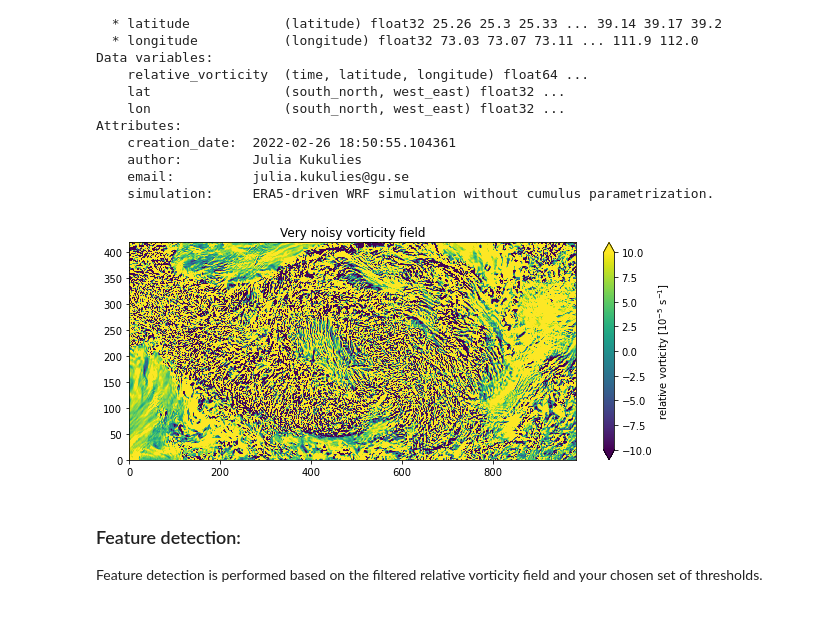
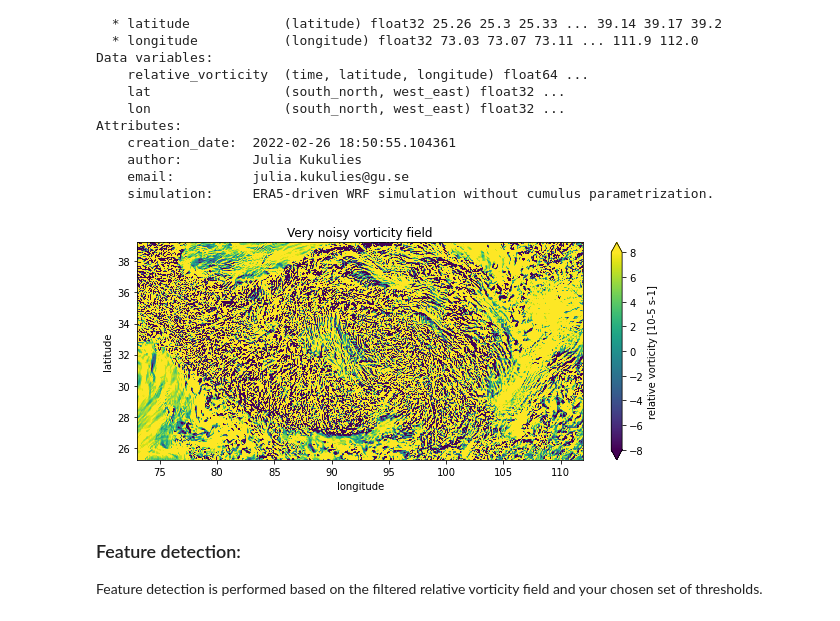
Before and after one commit to tobac-project/tobac-tutorials, a Jupyter notebook: tutorials/Example_vorticity_tracking_model/Example_vorticity_tracking_model.ipynb, the cells around one changed output. Drawn from its saved outputs; the diff is of its cells as text; code cells hidden in the pictures.

```diff
--- a/tutorials/Example_vorticity_tracking_model/Example_vorticity_tracking_model.ipynb
+++ b/tutorials/Example_vorticity_tracking_model/Example_vorticity_tracking_model.ipynb
@@ -80,12 +79,11 @@ Attributes:
 # %%
 # checkout unfiltered relative vorticity field
 plt.figure(figsize= (10,4))
-plt.pcolormesh(relative_vorticity.sel(Time=ds.Time.values[10]), vmin = -10, vmax = 10)
-plt.colorbar(label = 'relative vorticity [10$^{-5}$ s$^{-1}$]', extend = 'both')
+m=relative_vorticity.sel(time=ds.time.values[10]).plot(vmin = -8, vmax = 8)
 plt.title('Very noisy vorticity field')
 plt.show()
 # %% [output]
-[figure, old version]
+[figure, new version]
 # %%
 #Set up directory to save output and plots:
 savedir = Path('Save')
```
Also changed, not shown: parts of 15 cells of this notebook.
